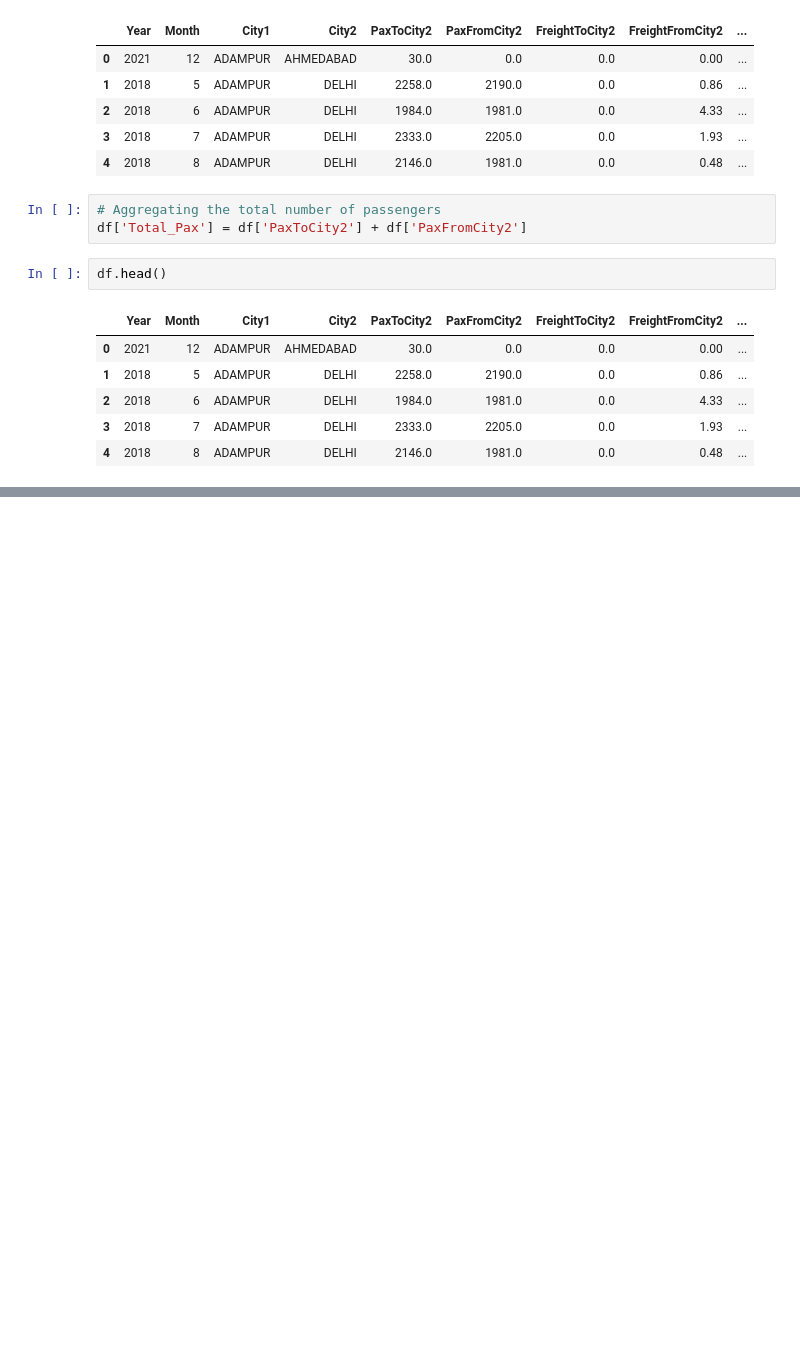
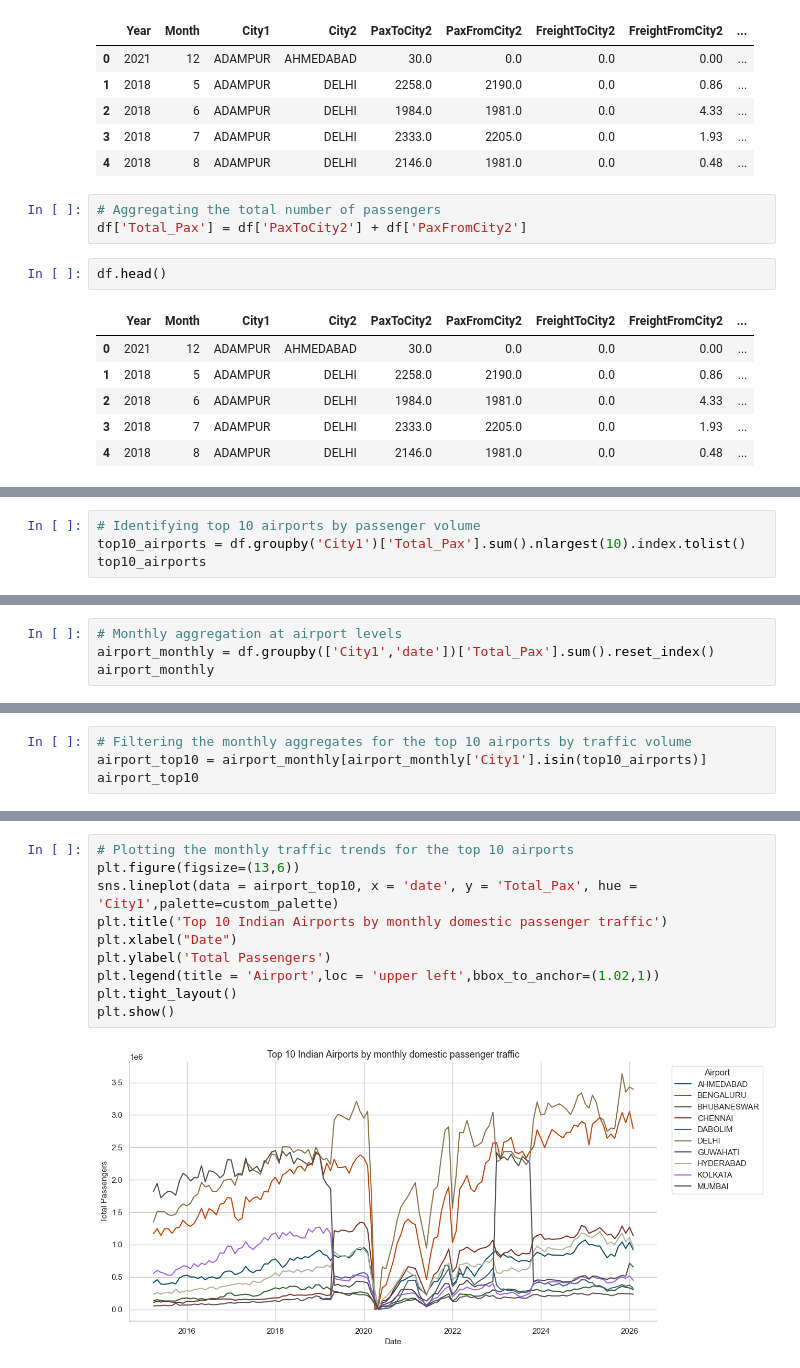
Before and after one commit to rahulmohandas11/india-air-traffic-forecast, a Jupyter notebook: notebooks/01_eda.ipynb, the cells around one changed output, grey strips where cells are left out. Saved outputs shown, nothing was run; the diff lists cells and outputs as text; blank space fills up the shorter version.

Commit message:
eda: route level exploration + modelling decisions documented

```diff
--- a/notebooks/01_eda.ipynb
+++ b/notebooks/01_eda.ipynb
@@ -79,0 +107,4 @@ plt.show()
+# %%
+# Identifying top 10 airports by passenger volume
+top10_airports = df.groupby('City1')['Total_Pax'].sum().nlargest(10).index.tolist()
+top10_airports
@@ -79,0 +122,4 @@ plt.show()
+# %%
+# Monthly aggregation at airport levels
+airport_monthly = df.groupby(['City1','date'])['Total_Pax'].sum().reset_index()
+airport_monthly
@@ -79,0 +140,4 @@ plt.show()
+# %%
+# Filtering the monthly aggregates for the top 10 airports by traffic volume
+airport_top10 = airport_monthly[airport_monthly['City1'].isin(top10_airports)]
+airport_top10
@@ -79,0 +158,12 @@ plt.show()
+# %%
+# Plotting the monthly traffic trends for the top 10 airports
+plt.figure(figsize=(13,6))
+sns.lineplot(data = airport_top10, x = 'date', y = 'Total_Pax', hue = 'City1',palette=custom_palette)
+plt.title('Top 10 Indian Airports by monthly domestic passenger traffic')
+plt.xlabel("Date")
+plt.ylabel('Total Passengers')
+plt.legend(title = 'Airport',loc = 'upper left',bbox_to_anchor=(1.02,1))
+plt.tight_layout()
+plt.show()
+# %% [output]
+[figure, added]
```
Also changed, not shown: parts of 21 cells of this notebook.
